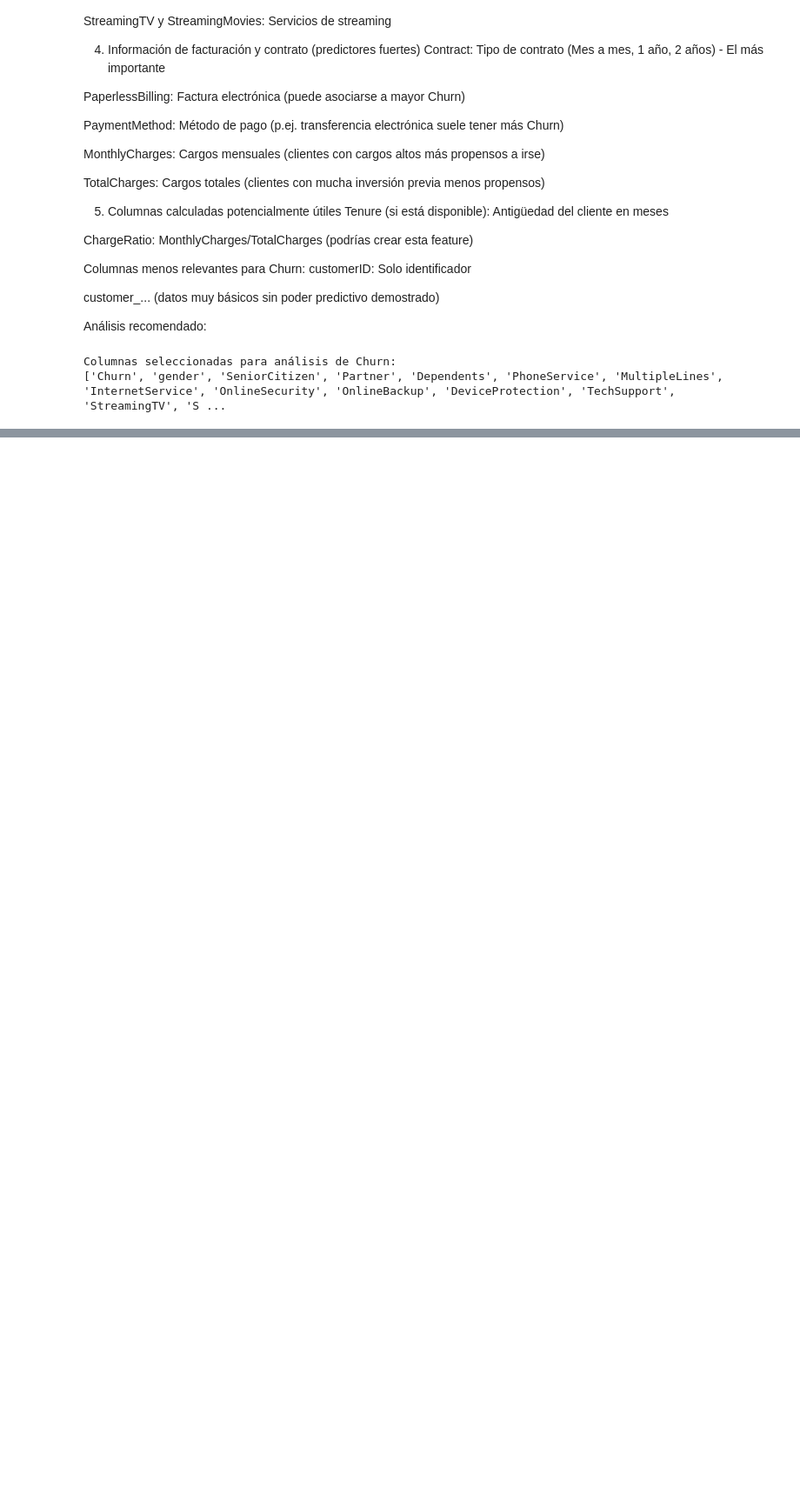
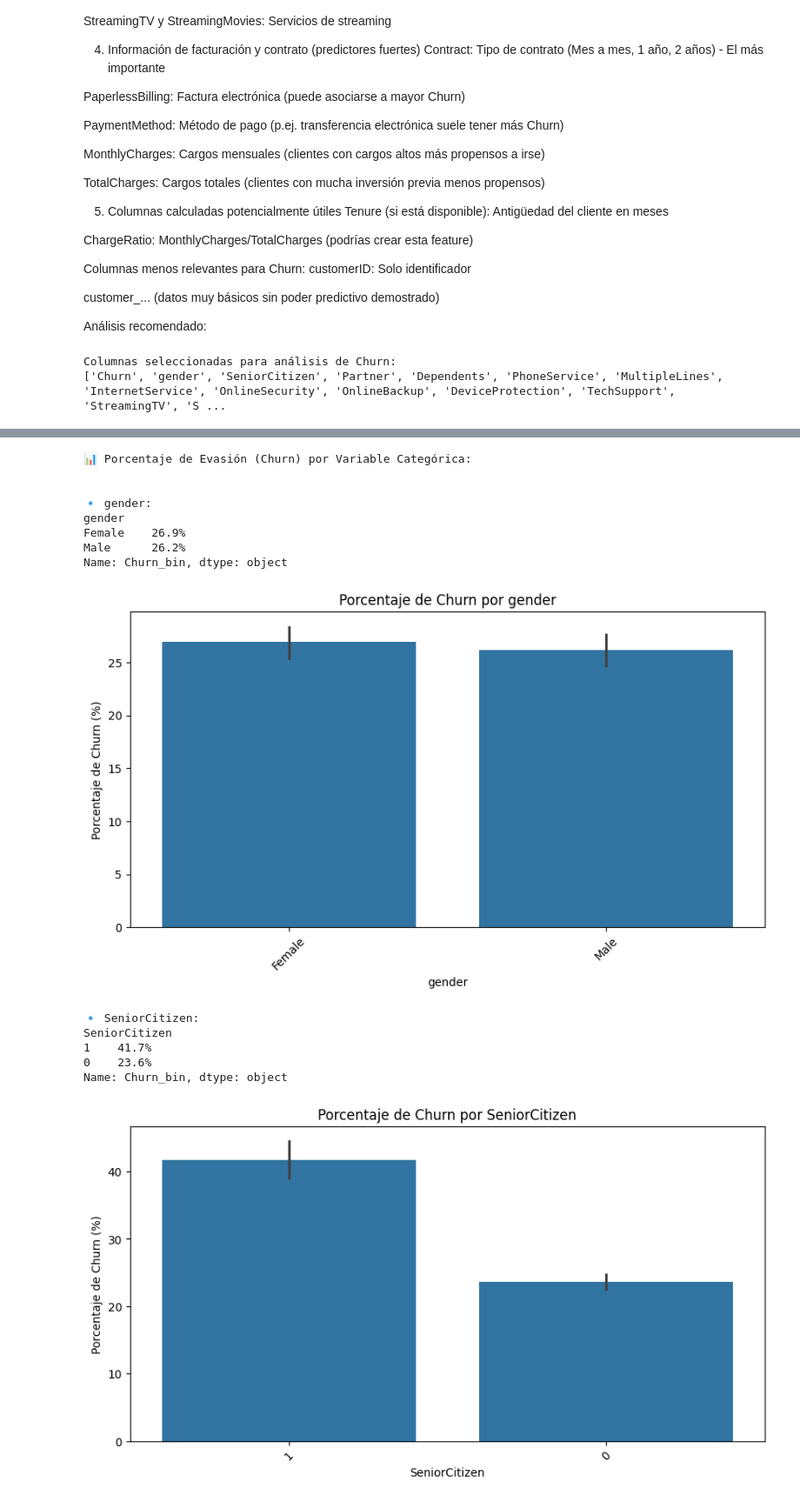
Before and after one commit to JuanApablaza/DESAFIO_TELECOMMX_LATAM_JA, a Jupyter notebook: TelecomX_LATAM.ipynb, the cells around one changed output, grey strips where cells are left out. Shown at 87% size. Drawn from its saved outputs; the diff is of its cells as text; code cells hidden in the pictures; blank space fills up the shorter version.

```diff
--- a/TelecomX_LATAM.ipynb
+++ b/TelecomX_LATAM.ipynb
@@ -260,0 +720,15 @@ Columnas seleccionadas para análisis de Churn:
+# %%
+# Creamos un resumen en DataFrame
+churn_summary = pd.DataFrame()
+
+for var in categorical_vars:
+    temp_df = df_normalized.groupby(var)['Churn_bin'].agg(['mean', 'count'])
+    temp_df['mean'] = temp_df['mean'] * 100  # Convertir a porcentaje
+    temp_df = temp_df.rename(columns={'mean': 'Churn Rate (%)', 'count': 'Clientes'})
+    temp_df.reset_index(inplace=True)
+    temp_df['Variable'] = var
+    churn_summary = pd.concat([churn_summary, temp_df])
+
+# Mostramos las 10 categorías con mayor Churn
+print("\n🔝 Top 10 Categorías con Mayor Porcentaje de Churn:")
+print(churn_summary.sort_values('Churn Rate (%)', ascending=False).head(10).to_string(index=False))
@@ -260,0 +913,63 @@ Columnas seleccionadas para análisis de Churn:
+# %%
+#2. Análisis de Porcentaje de Churn por Categoría
+
+import matplotlib.pyplot as plt
+import seaborn as sns
+
+print("📊 Porcentaje de Evasión (Churn) por Variable Categórica:\n")
+
+# Lista para almacenar todos los datos de churn
+churn_data_list = []
+
+for var in categorical_vars:
+    # Calculamos el porcentaje de Churn por categoría
+    churn_rate = df_normalized.groupby(var)['Churn_bin'].mean() * 100
+    churn_rate = churn_rate.sort_values(ascending=False).round(1)
+
+    print(f"\n🔹 {var}:")
+    print(churn_rate.astype(str) + "%")
+
+    # Gráfico de barras individual
+    plt.figure(figsize=(10, 5))
+    sns.barplot(x=var, y='Churn_bin', data=df_normalized,
+                estimator=lambda x: sum(x)*100/len(x),
+                order=churn_rate.index)
+    plt.title(f'Porcentaje de Churn por {var}')
+    plt.ylabel('Porcentaje de Churn (%)')
+    plt.xticks(rotation=45)
+    plt.show()
+
+    # Almacenar datos para el gráfico resumen
+    for category, rate in churn_rate.items():
+        churn_data_list.append({'Variable': var, 'Categoría': category, 'Churn Rate': rate})
+
+# Crear DataFrame con todos los datos de churn
+churn_summary = pd.DataFrame(churn_data_list)
+
+# Gráfico resumen de todas las variables categóricas
+plt.figure(figsize=(14, 8))
+sns.barplot(x='Churn Rate', y='Variable', hue='Categoría',
+            data=churn_summary.sort_values('Churn Rate', ascending=False),
+            dodge=False, palette='viridis')
+plt.title('Resumen de Porcentaje de Churn por Variables Categóricas')
+plt.xlabel('Porcentaje de Churn (%)')
+plt.ylabel('Variable Categórica')
+plt.legend(bbox_to_anchor=(1.05, 1), loc='upper left')
+plt.tight_layout()
+plt.show()
+# %% [output]
+📊 Porcentaje de Evasión (Churn) por Variable Categórica:
+
+
+🔹 gender:
+gender
+Female    26.9%
+Male      26.2%
+Name: Churn_bin, dtype: object
+[figure, added]
+🔹 SeniorCitizen:
+SeniorCitizen
+1    41.7%
+0    23.6%
+Name: Churn_bin, dtype: object
+[figure, added]
```
Also changed, not shown: parts of 39 cells of this notebook.
